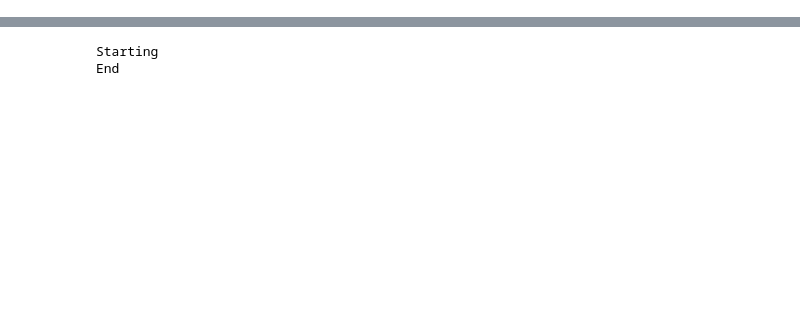
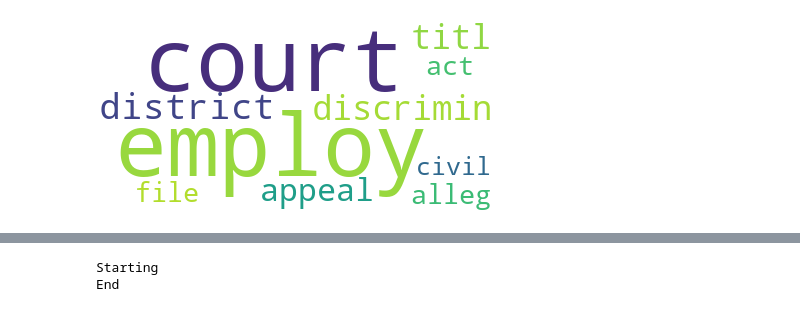
Before and after one commit to korah91/MineriaClustering, a Jupyter notebook: supremeCourt.ipynb, the cells around one changed output, grey strips where cells are left out. Cells and saved outputs as stored; diff of their text form; code cells hidden in the pictures; blank space fills up the shorter version.

```diff
--- a/supremeCourt.ipynb
+++ b/supremeCourt.ipynb
@@ -75,7 +71,7 @@ corpus = [id2word.doc2bow(text) for text in texts]
 #lda = LdaModel(corpus=corpus, id2word=id2word, num_topics=20, random_state=100, update_every=1, chunksize=100, passes=20, alpha='auto',per_word_topics=True)
 #print(f"TOPICOS --> {lda.print_topics()}")
 
-lda_model = LdaModel(corpus=corpus, id2word=id2word, num_topics=10, random_state=100, passes=50, eval_every=None)
+lda_model = LdaModel(corpus=corpus, id2word=id2word, num_topics=100, random_state=100, passes=50, eval_every=None)
 count = 0
 topics=[]
 for i in lda_model.print_topics():
@@ -144,19 +150,21 @@ wordcloud.to_image()
 # %%
-# WordCloud del topico 9
-l = topics[9][1]
+# WordCloud del topico 15
+l = topics[15][1]
 
 l = l.split("+")
 
 lista =[]
 for x in l:
     numero, palabra = x.split('*')
     palabra = palabra.split('"')[1]
     i=0
     while i < float(numero)*100:
         lista.append(palabra)
         i+=1
 lista = ','.join(lista)
 
 wordcloud.generate(lista)
 wordcloud.to_image()
+# %% [output]
+[figure, added]
 # %%
```
Also changed, not shown: parts of 30 cells of this notebook.
